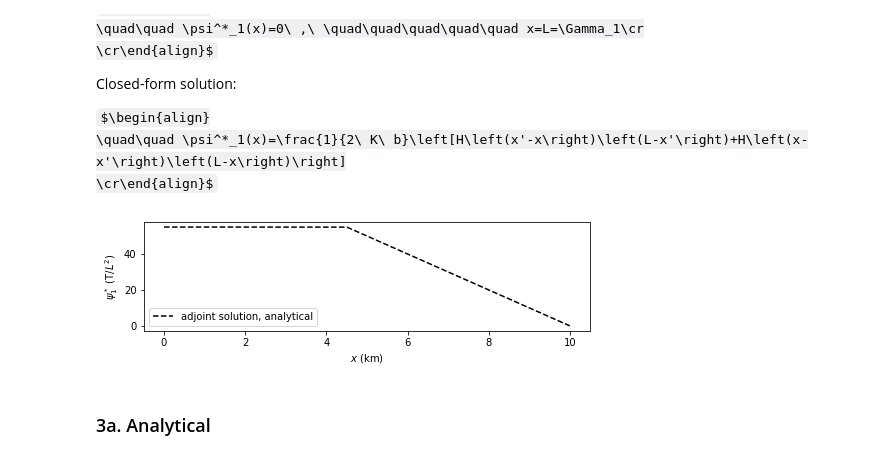
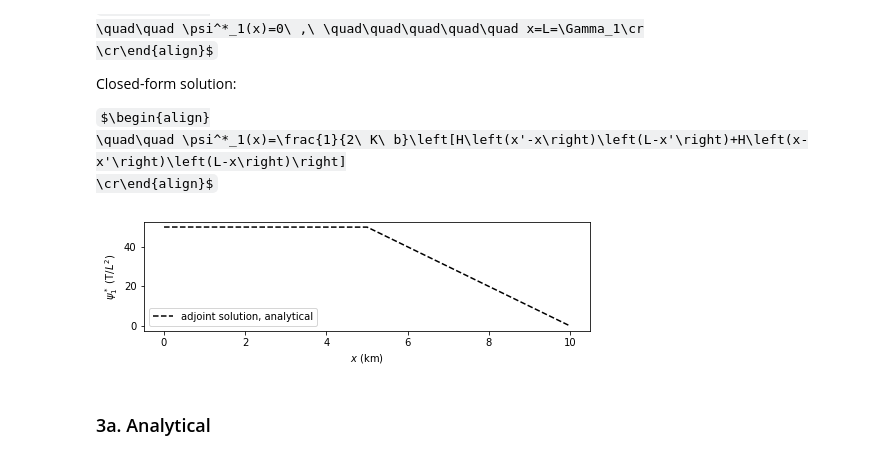
Before and after one commit to christurnadge/1o_adjoint_sensitivities, a Jupyter notebook: 1_K.ipynb, the cells around one changed output. Saved outputs shown, nothing was run; the diff lists cells and outputs as text; code cells hidden in the pictures; some formulas as TeX source.

```diff
--- a/1_K.ipynb
+++ b/1_K.ipynb
@@ -254,22 +257,22 @@ $\begin{align}
 # %%
 def a(x, xp, K, b, L):
     if x>xp:
         a = L-x
     else:
         a = L-xp
     return a/K/b
-A = np.array([a(x, 4500., K, b, L) for x in X])
+A = np.array([a(x, ocol, K, b, L) for x in X])
 
 %matplotlib inline
 import matplotlib as mpl
 import matplotlib.pyplot as plt
 plt.subplots(figsize=[8,2])
 plt.plot(X/1000., A, 'k--', mfc='none', label='adjoint solution, analytical')
 plt.xlabel('$x$ (km)')
 plt.ylabel(r'$\psi^*_1$ (T/$L^2$)')
 plt.legend(loc=3);
 # %% [output]
-[figure, old version]
+[figure, new version]
 # %% [markdown]
 ### 3a. Analytical
 # %%
```
Also changed, not shown: parts of 53 cells of this notebook, 9 other files.
